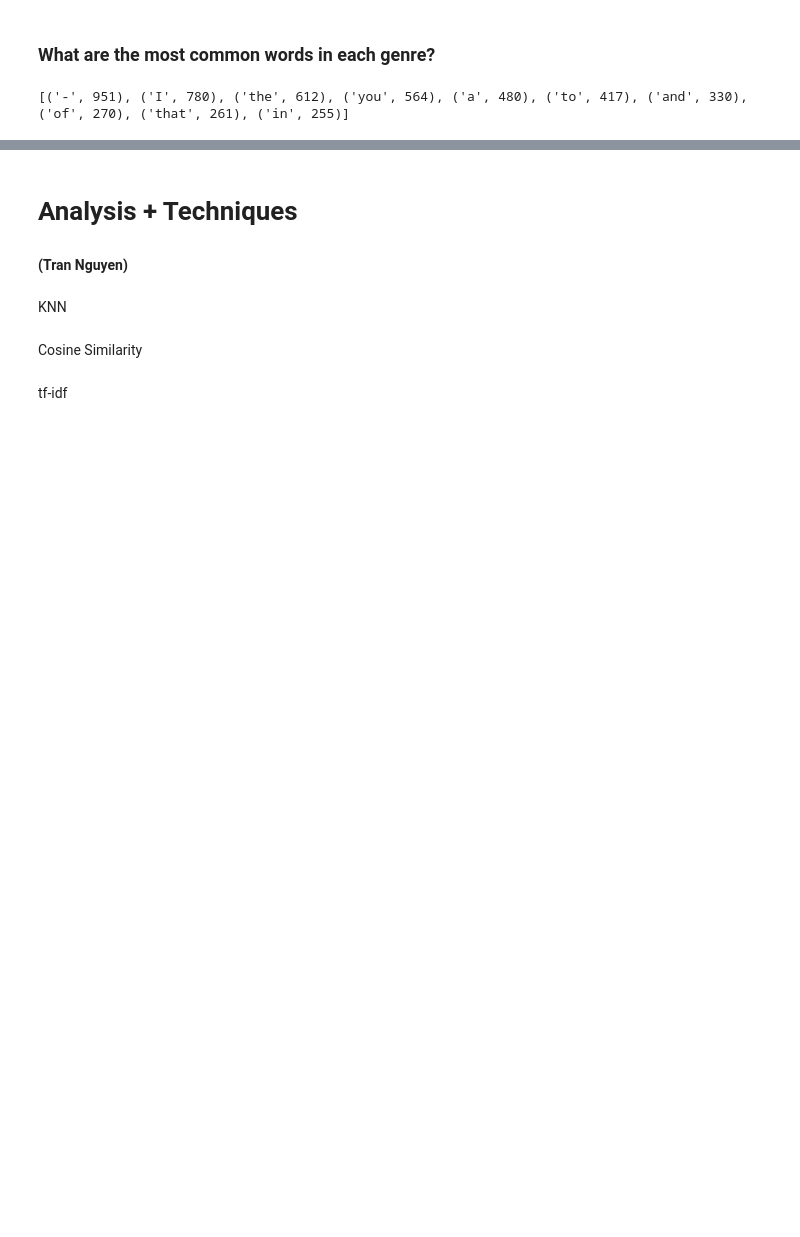
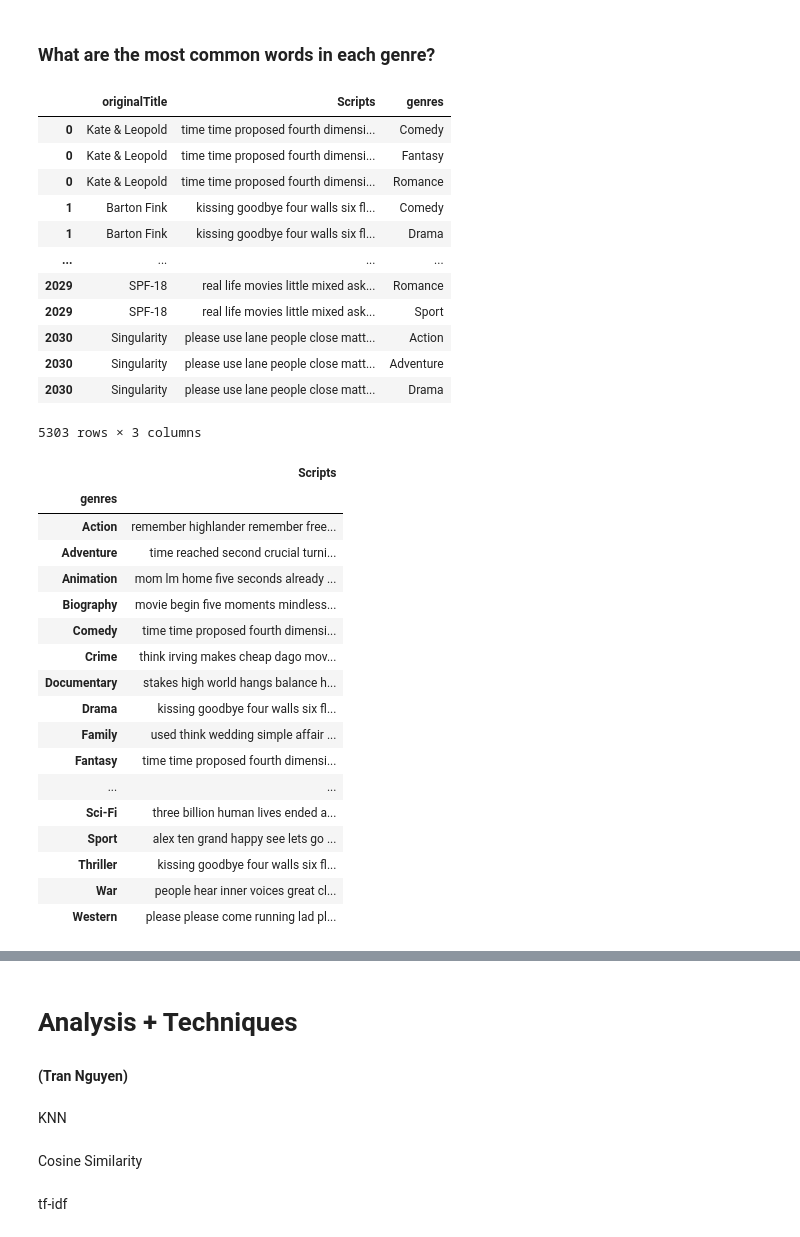
Before and after one commit to kotooriiii/CS105-Project, a Jupyter notebook: ProjectMain.ipynb, the cells around one changed output, grey strips where cells are left out. Cells and saved outputs as stored; diff of their text form; code cells hidden in the pictures; blank space fills up the shorter version.

```diff
--- a/ProjectMain.ipynb
+++ b/ProjectMain.ipynb
@@ -225,16 +217,59 @@ plot_df.set_xticklabels(plot_df.get_xticklabels(),rotation=90)
 # %%
 from collections import Counter
 
 # Get script for Jurassic Park (1993) and print!
 # Sauce: https://www.geeksforgeeks.org/find-k-frequent-words-data-set-python/
+# pd.set_option('display.max_colwidth', None)
+# jp_script = scripts_basics_df.at[118, 'Scripts']
+# jp_
+
+
+# new_df = scripts_basics_df[["originalTitle", "Scripts", "genres"]]
+# new_df = new_df.dropna() #can be deleted since data should be clean before this step, kept for testing
+# new_df['Length'] = new_df['Scripts'].str.split(" ").str.len() # adds the length column with length of each script
+# display(new_df)
+
+
+words_df = scripts_basics_df[["originalTitle", "Scripts", "genres"]]
+words_df = words_df.dropna()
+words_df = words_df.astype({'Scripts':'string'})
+display(words_df)
+# words_df.groupby(['genres'], as_index = False).agg({'val': ' '.join})
+words_df = words_df.groupby(['genres']).agg({'Scripts': ' '.join})
+display(words_df)
+# mostCommon = Counter(words_df.loc[:'Scripts'].str.split(" ")).mostcommon()
+words_df["Most Common"] = pd.DataFrame({"MostCommon" : words_df['Scripts'].str.split(" ").apply(lambda x: [k for k, v in Counter(x).most_common(10)])})
 pd.set_option('display.max_colwidth', None)
-jp_script = scripts_basics_df.at[118, 'Scripts']
-
-split_it = jp_script.to_string().split()
-Counter = Counter(split_it)
-
-most_occur = Counter.most_common(10)
-
-print(most_occur)
+display(words_df[["Most Common"]])
 # %% [output]
+|  | originalTitle | Scripts | genres |
+| 0 | Kate & Leopold | time time proposed fourth dimensi... | Comedy |
+| 0 | Kate & Leopold | time time proposed fourth dimensi... | Fantasy |
+| 0 | Kate & Leopold | time time proposed fourth dimensi... | Romance |
+| 1 | Barton Fink | kissing goodbye four walls six fl... | Comedy |
+| 1 | Barton Fink | kissing goodbye four walls six fl... | Drama |
+| ... | ... | ... | ... |
+| 2029 | SPF-18 | real life movies little mixed ask... | Romance |
+| 2029 | SPF-18 | real life movies little mixed ask... | Sport |
+| 2030 | Singularity | please use lane people close matt... | Action |
+| 2030 | Singularity | please use lane people close matt... | Adventure |
+| 2030 | Singularity | please use lane people close matt... | Drama |
-[('-', 951), ('I', 780), ('the', 612), ('you', 564), ('a', 480), ('to', 417), ('and', 330), ('of', 270), ('that', 261), ('in', 255)]
+5303 rows × 3 columns
+|  | Scripts |
+| genres |  |
+| Action | remember highlander remember free... |
+| Adventure | time reached second crucial turni... |
+| Animation | mom lm home five seconds already ... |
+| Biography | movie begin five moments mindless... |
+| Comedy | time time proposed fourth dimensi... |
+| Crime | think irving makes cheap dago mov... |
+| Documentary | stakes high world hangs balance h... |
+| Drama | kissing goodbye four walls six fl... |
+| Family | used think wedding simple affair ... |
+| Fantasy | time time proposed fourth dimensi... |
+| ... | ... |
+| Sci-Fi | three billion human lives ended a... |
+| Sport | alex ten grand happy see lets go ... |
+| Thriller | kissing goodbye four walls six fl... |
+| War | people hear inner voices great cl... |
+| Western | please please come running lad pl... |
```
Also changed, not shown: parts of 5 cells of this notebook.
